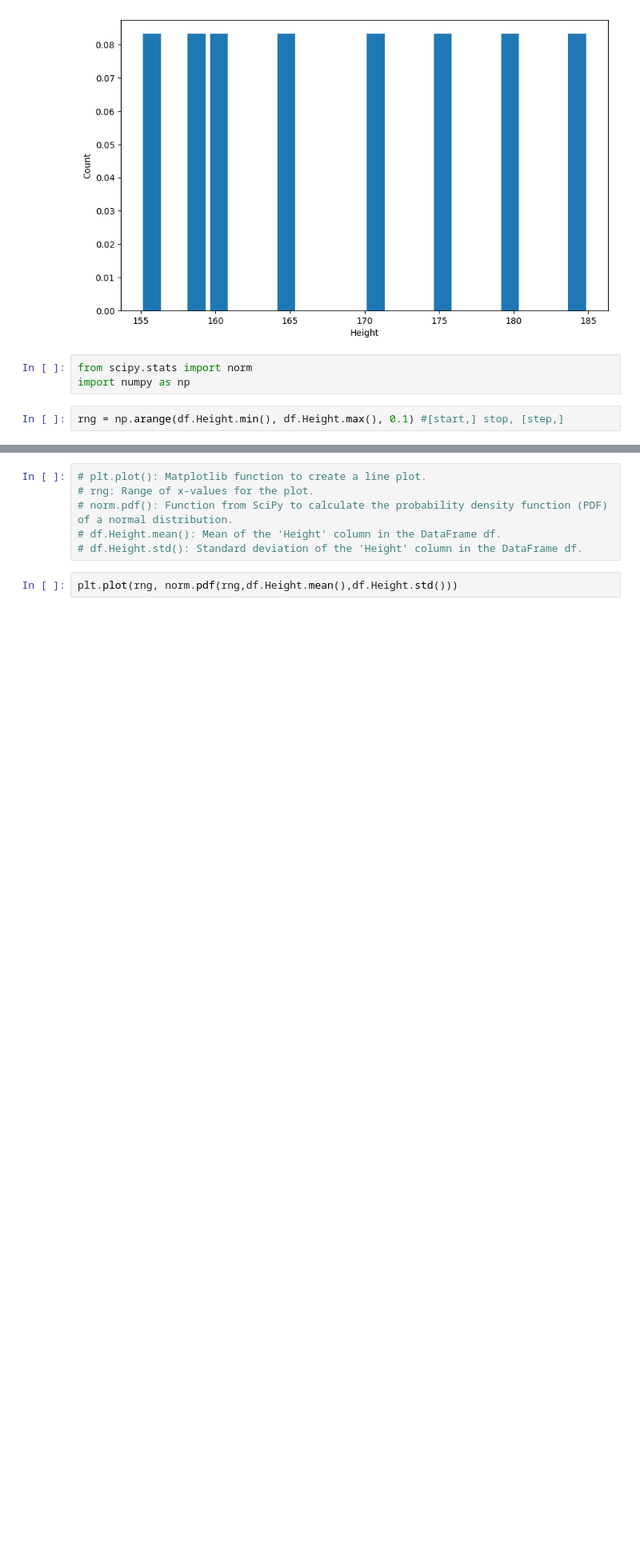
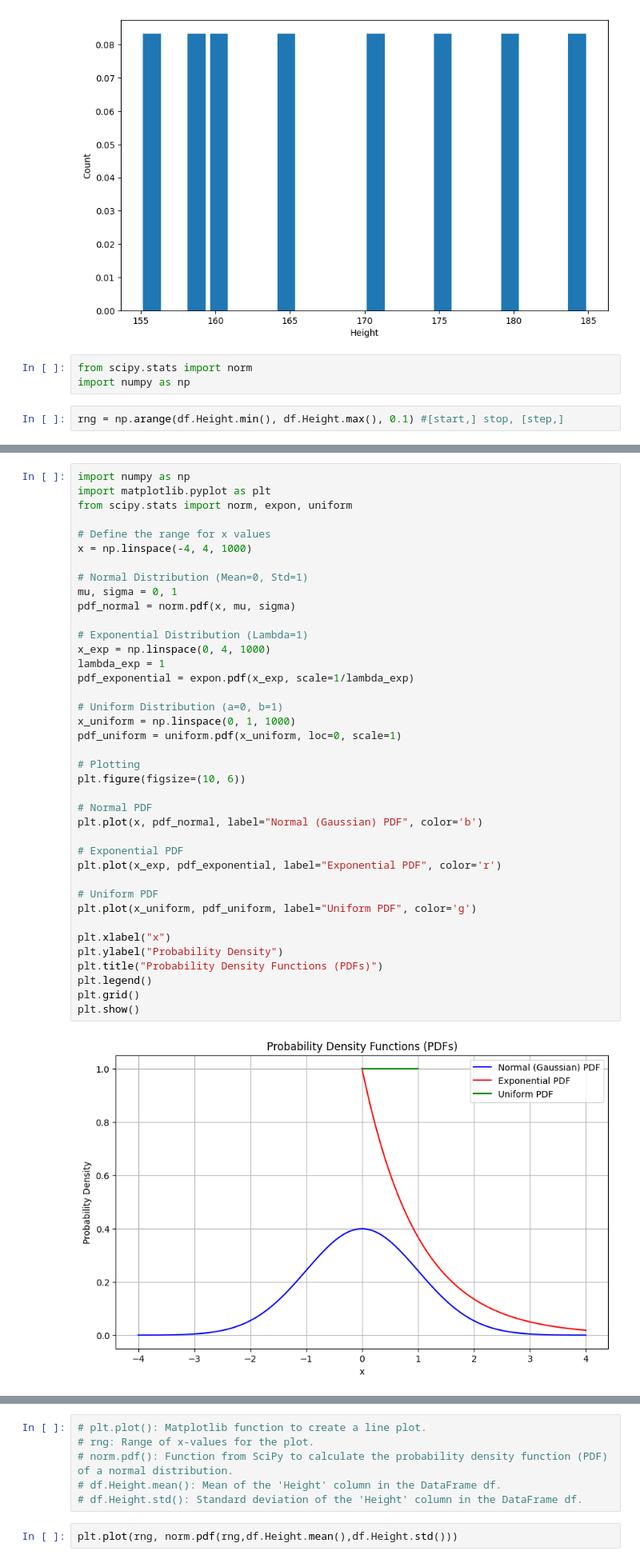
Before and after one commit to SAMANTA1401/machine_learning, a Jupyter notebook: feature_eng.ipynb, the cells around one changed output, grey strips where cells are left out. Shown at 80% size. Drawn from its saved outputs; the diff is of its cells as text; blank space fills up the shorter version.

```diff
--- a/feature_eng.ipynb
+++ b/feature_eng.ipynb
@@ -174,0 +357,41 @@ rng = np.arange(df.Height.min(), df.Height.max(), 0.1) #[start,] stop, [step,]
+# %%
+import numpy as np
+import matplotlib.pyplot as plt
+from scipy.stats import norm, expon, uniform
+
+# Define the range for x values
+x = np.linspace(-4, 4, 1000)
+
+# Normal Distribution (Mean=0, Std=1)
+mu, sigma = 0, 1
+pdf_normal = norm.pdf(x, mu, sigma)
+
+# Exponential Distribution (Lambda=1)
+x_exp = np.linspace(0, 4, 1000)
+lambda_exp = 1
+pdf_exponential = expon.pdf(x_exp, scale=1/lambda_exp)
+
+# Uniform Distribution (a=0, b=1)
+x_uniform = np.linspace(0, 1, 1000)
+pdf_uniform = uniform.pdf(x_uniform, loc=0, scale=1)
+
+# Plotting
+plt.figure(figsize=(10, 6))
+
+# Normal PDF
+plt.plot(x, pdf_normal, label="Normal (Gaussian) PDF", color='b')
+
+# Exponential PDF
+plt.plot(x_exp, pdf_exponential, label="Exponential PDF", color='r')
+
+# Uniform PDF
+plt.plot(x_uniform, pdf_uniform, label="Uniform PDF", color='g')
+
+plt.xlabel("x")
+plt.ylabel("Probability Density")
+plt.title("Probability Density Functions (PDFs)")
+plt.legend()
+plt.grid()
+plt.show()
+# %% [output]
+[figure, added]
```
Also changed, not shown: parts of 6 cells of this notebook, 1 other file.
